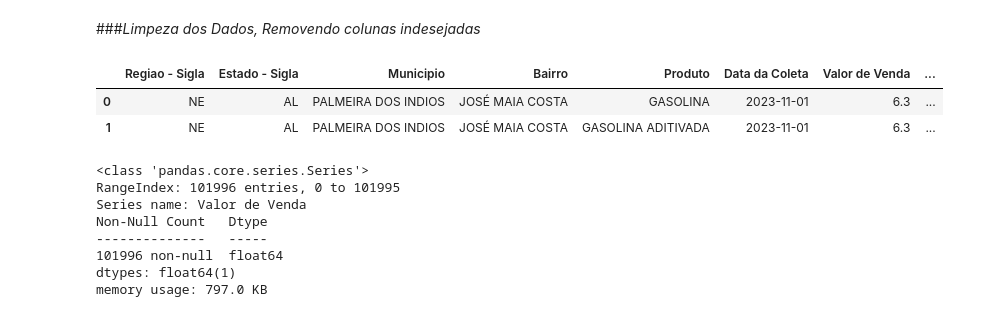
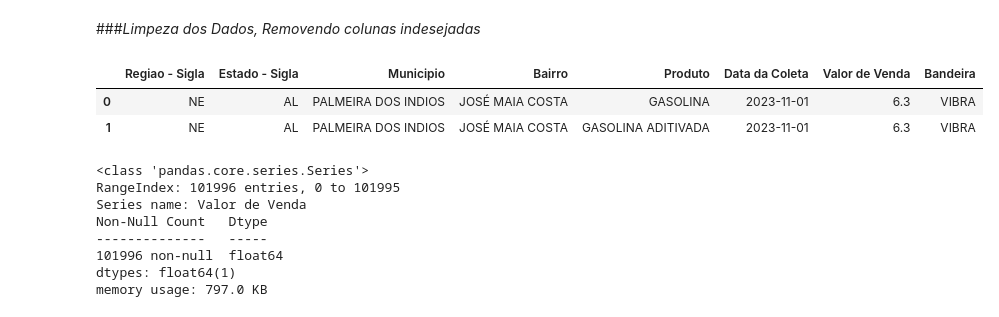
Before and after one commit to alsantosad/PROJECT-ROCKET, a Jupyter notebook: M4TRABALHO_EM_GRUPO.ipynb, the cells around one changed output. Saved outputs shown, nothing was run; the diff lists cells and outputs as text; code cells hidden in the pictures.

Commit message:
Remoção de coluna "Unidade de Medida"

```diff
--- a/M4TRABALHO_EM_GRUPO.ipynb
+++ b/M4TRABALHO_EM_GRUPO.ipynb
@@ -185,12 +185,12 @@ df
 ###*Limpeza dos Dados, Removendo colunas indesejadas*
 # %%
 #Removendo colunas que não serão uteis.
-dfproc = df.drop(columns=['Valor de Compra','Nome da Rua','Numero Rua','Complemento','Cep','CNPJ da Revenda','Revenda'])
+dfproc = df.drop(columns=['Valor de Compra','Nome da Rua','Numero Rua','Complemento','Cep','CNPJ da Revenda','Revenda', 'Unidade de Medida'])
 dfproc.head(2)
 # %% [output]
-|  | Regiao - Sigla | Estado - Sigla | Municipio | Bairro | Produto | Data da Coleta | Valor de Venda | ... |
-| 0 | NE | AL | PALMEIRA DOS INDIOS | JOSÉ MAIA COSTA | GASOLINA | 2023-11-01 | 6.3 | ... |
-| 1 | NE | AL | PALMEIRA DOS INDIOS | JOSÉ MAIA COSTA | GASOLINA ADITIVADA | 2023-11-01 | 6.3 | ... |
+|  | Regiao - Sigla | Estado - Sigla | Municipio | Bairro | Produto | Data da Coleta | Valor de Venda | Bandeira |
+| 0 | NE | AL | PALMEIRA DOS INDIOS | JOSÉ MAIA COSTA | GASOLINA | 2023-11-01 | 6.3 | VIBRA |
+| 1 | NE | AL | PALMEIRA DOS INDIOS | JOSÉ MAIA COSTA | GASOLINA ADITIVADA | 2023-11-01 | 6.3 | VIBRA |
 # %%
 #Visualizando as informações da coluna, pois vamos trabalhar com ela.
 dfproc['Valor de Venda'].info()
```
Also changed, not shown: parts of 53 cells of this notebook.
